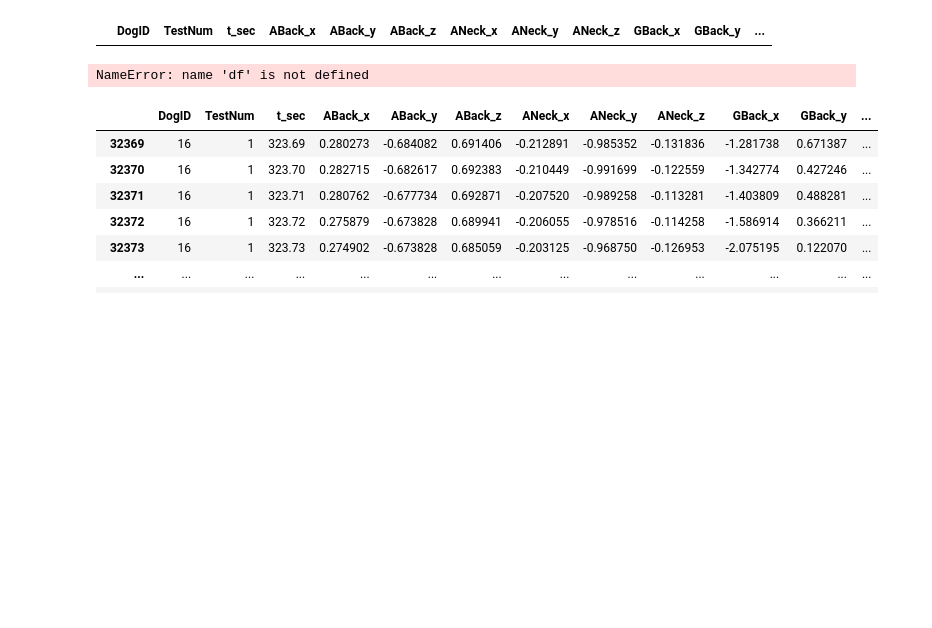
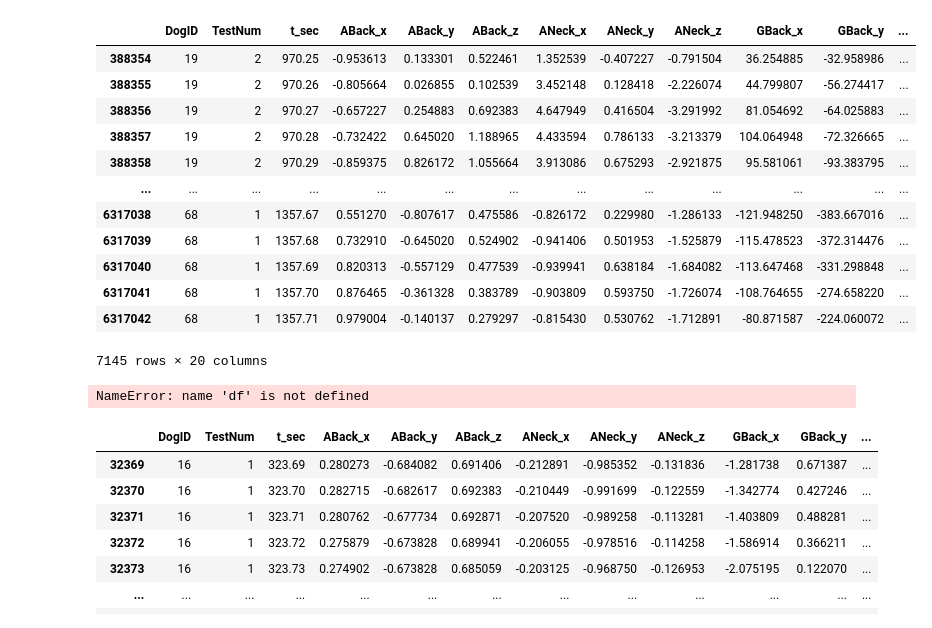
Before and after one commit to alisonlupton/tinyML_thesis, a Jupyter notebook: dog_behaviours/testing.ipynb, the cells around one changed output. Cells and saved outputs as stored; diff of their text form; code cells hidden in the pictures; blank space fills up the shorter version.

```diff
--- a/dog_behaviours/testing.ipynb
+++ b/dog_behaviours/testing.ipynb
@@ -28,11 +14,23 @@ main_behaviors = [
     ]
 # %%
 df[
-    (df["Behavior_1"] == "<undefined>") &
-    (df["Behavior_2"] == "<undefined>") &
+    (df["Behavior_1"] == "Galloping") &
+    (df["Behavior_2"] != "<undefined>") &
     (df["Behavior_3"] == "<undefined>")]
 # %% [output]
 |  | DogID | TestNum | t_sec | ABack_x | ABack_y | ABack_z | ANeck_x | ANeck_y | ANeck_z | GBack_x | GBack_y | ... |
+| 388354 | 19 | 2 | 970.25 | -0.953613 | 0.133301 | 0.522461 | 1.352539 | -0.407227 | -0.791504 | 36.254885 | -32.958986 | ... |
+| 388355 | 19 | 2 | 970.26 | -0.805664 | 0.026855 | 0.102539 | 3.452148 | 0.128418 | -2.226074 | 44.799807 | -56.274417 | ... |
+| 388356 | 19 | 2 | 970.27 | -0.657227 | 0.254883 | 0.692383 | 4.647949 | 0.416504 | -3.291992 | 81.054692 | -64.025883 | ... |
+| 388357 | 19 | 2 | 970.28 | -0.732422 | 0.645020 | 1.188965 | 4.433594 | 0.786133 | -3.213379 | 104.064948 | -72.326665 | ... |
+| 388358 | 19 | 2 | 970.29 | -0.859375 | 0.826172 | 1.055664 | 3.913086 | 0.675293 | -2.921875 | 95.581061 | -93.383795 | ... |
+| ... | ... | ... | ... | ... | ... | ... | ... | ... | ... | ... | ... | ... |
+| 6317038 | 68 | 1 | 1357.67 | 0.551270 | -0.807617 | 0.475586 | -0.826172 | 0.229980 | -1.286133 | -121.948250 | -383.667016 | ... |
+| 6317039 | 68 | 1 | 1357.68 | 0.732910 | -0.645020 | 0.524902 | -0.941406 | 0.501953 | -1.525879 | -115.478523 | -372.314476 | ... |
+| 6317040 | 68 | 1 | 1357.69 | 0.820313 | -0.557129 | 0.477539 | -0.939941 | 0.638184 | -1.684082 | -113.647468 | -331.298848 | ... |
+| 6317041 | 68 | 1 | 1357.70 | 0.876465 | -0.361328 | 0.383789 | -0.903809 | 0.593750 | -1.726074 | -108.764655 | -274.658220 | ... |
+| 6317042 | 68 | 1 | 1357.71 | 0.979004 | -0.140137 | 0.279297 | -0.815430 | 0.530762 | -1.712891 | -80.871587 | -224.060072 | ... |
+7145 rows × 20 columns
 # %%
 df[df.isna().any(axis=1)]
 # %% [output]
```
Also changed, not shown: parts of 2 cells of this notebook, 19 other files.
